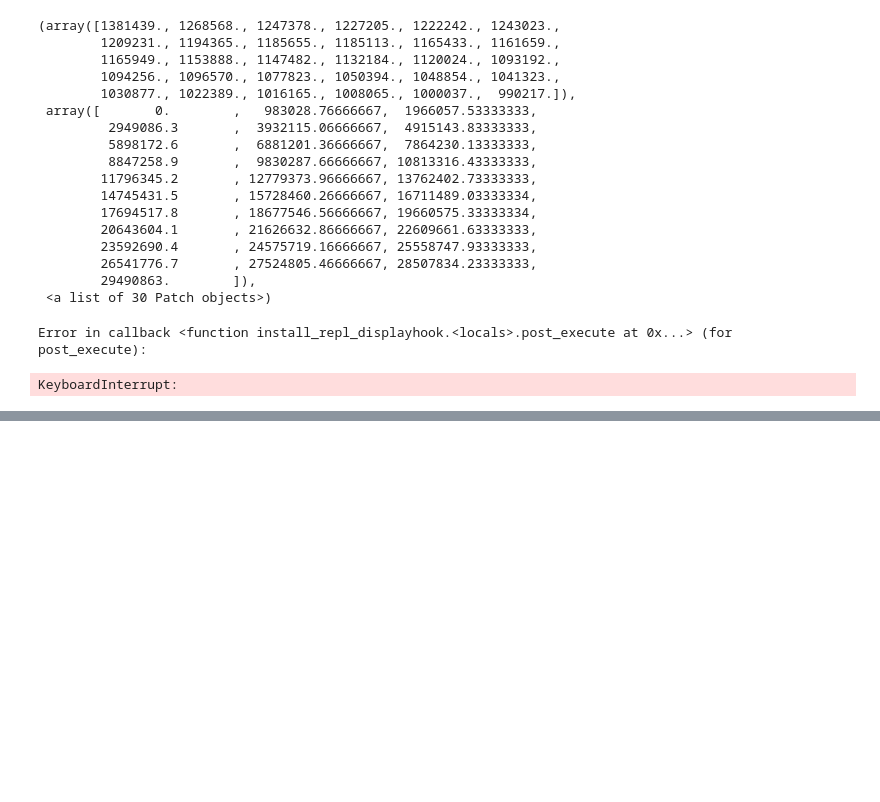
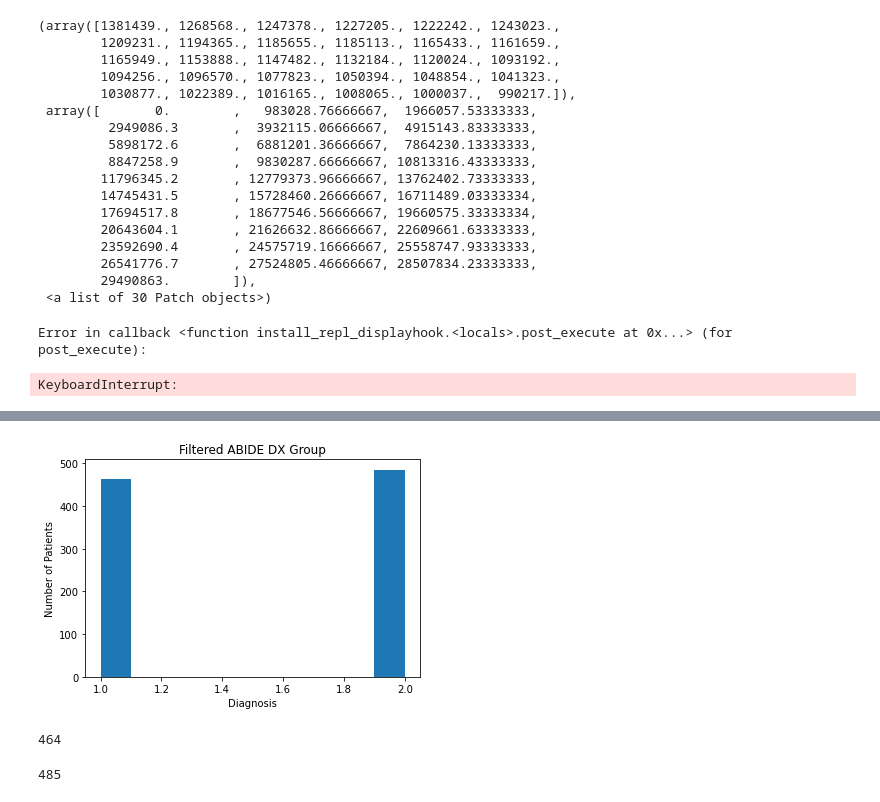
Before and after one commit to cparish312/asd_diagnosis_fmri, a Jupyter notebook: notebooks/abide_preprocessed_analysis.ipynb, the cells around one changed output, grey strips where cells are left out. Saved outputs shown, nothing was run; the diff lists cells and outputs as text; code cells hidden in the pictures; blank space fills up the shorter version.

```diff
--- a/notebooks/abide_preprocessed_analysis.ipynb
+++ b/notebooks/abide_preprocessed_analysis.ipynb
@@ -264,0 +361,20 @@ for ts in t_rois:
+# %%
+asd = list()
+for s in ab_subjects_c:
+    asd.append(s._label_dict['dx_group'])
+# %%
+plt.title('Filtered ABIDE DX Group')
+plt.xlabel('Diagnosis')
+plt.ylabel('Number of Patients')
+plt.hist(asd)
+plt.savefig('./../imgs/hist_abide_c_asd.png')
+# %% [output]
+[figure, added]
+# %%
+asd.count(1)
+# %% [output]
+464
+# %%
+asd.count(2)
+# %% [output]
+485
```
Also changed, not shown: parts of 16 cells of this notebook, 6 other files.
